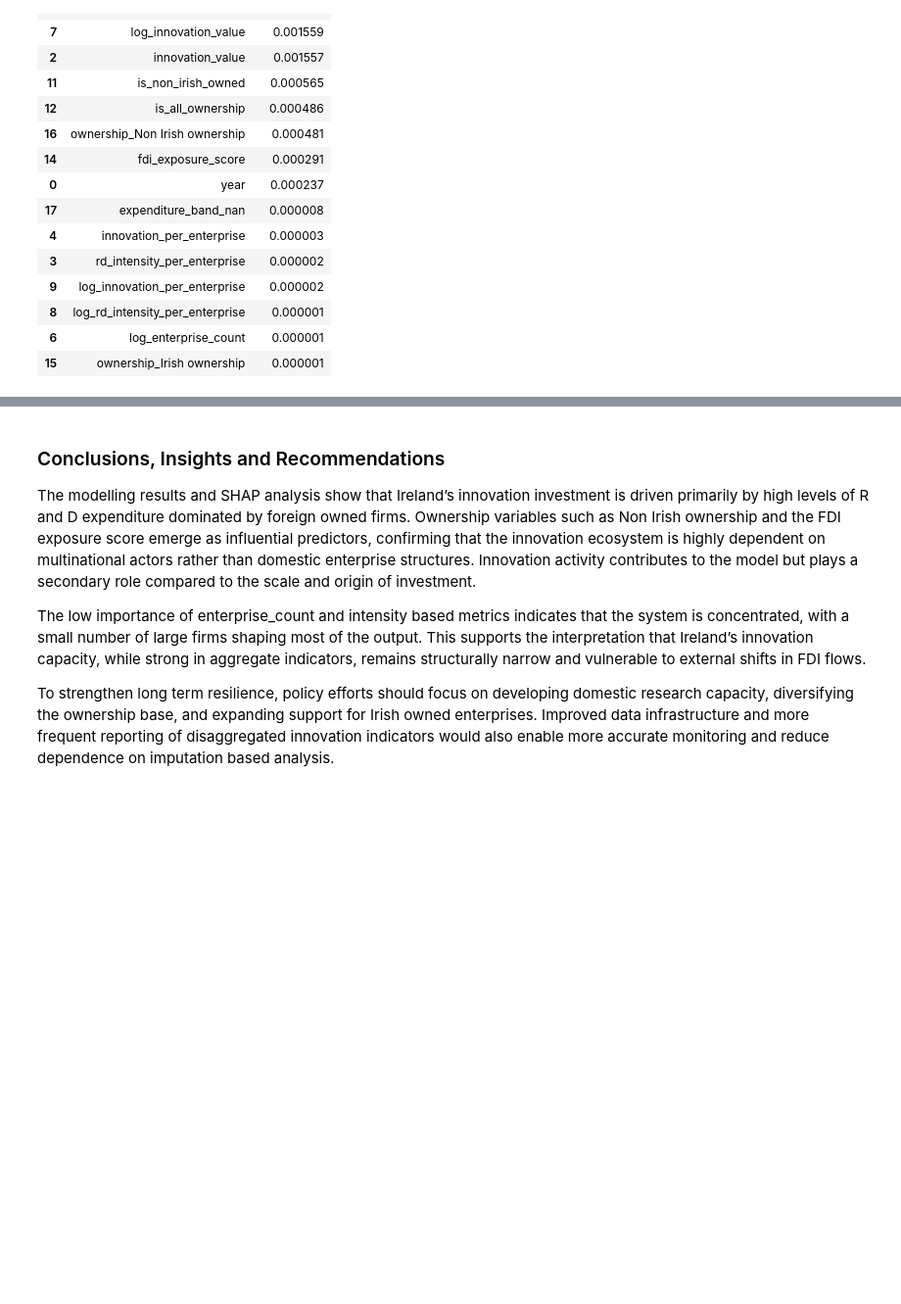
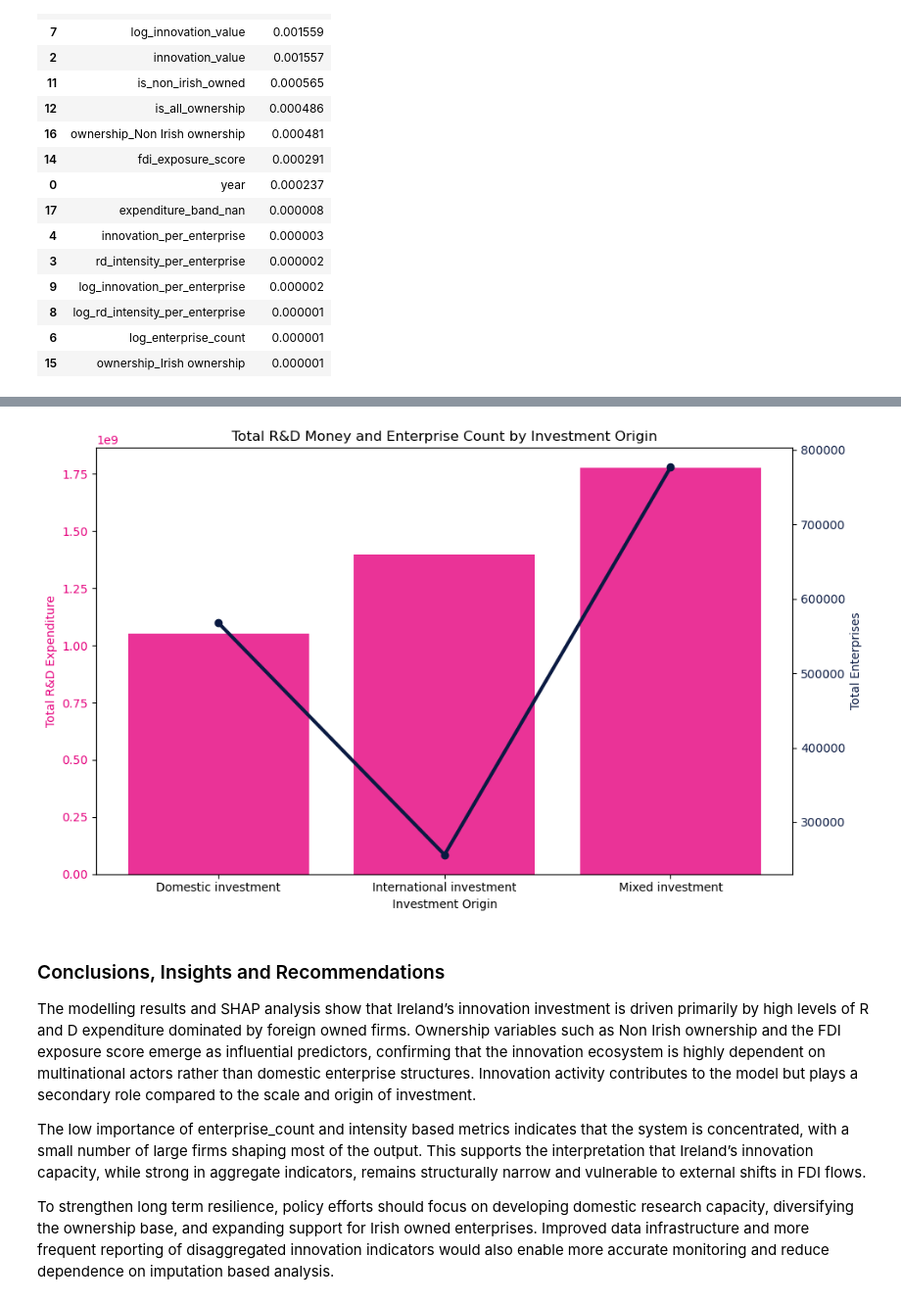
Before and after one commit to moonexca/CA3_StrategicThinking_SolYash, a Jupyter notebook: Adriana_Soledad_Yash_Ecosystem_of_Innovation_Ireland.ipynb, the cells around one changed output, grey strips where cells are left out. Shown at 98% size. Saved outputs shown, nothing was run; the diff lists cells and outputs as text; code cells hidden in the pictures; blank space fills up the shorter version.

```diff
--- a/Adriana_Soledad_Yash_Ecosystem_of_Innovation_Ireland.ipynb
+++ b/Adriana_Soledad_Yash_Ecosystem_of_Innovation_Ireland.ipynb
@@ -635,3 +698,36 @@ rf_importances.head(15)
+# %%
+df_plot = df.copy()
+df_plot["investment_origin"] = df_plot["ownership"].map({
+    "Irish ownership": "Domestic investment",
+    "Non Irish ownership": "International investment",
+    "All nationalities of ownership": "Mixed investment"
+})
+# %%
+import pandas as pd
+
+agg = df_plot.groupby("investment_origin").agg({
+    "rd_expenditure": "sum",
+    "enterprise_count": "sum"
+}).reset_index()
+
+fig, ax1 = plt.subplots(figsize=(10,6))
+
+ax1.set_xlabel("Investment Origin")
+ax1.set_ylabel("Total R&D Expenditure", color="#E5007D")
+ax1.bar(agg["investment_origin"], agg["rd_expenditure"], color="#E5007D", alpha=0.8)
+ax1.tick_params(axis="y", labelcolor="#E5007D")
+
+ax2 = ax1.twinx()
+ax2.set_ylabel("Total Enterprises", color="#0A1A42")
+ax2.plot(agg["investment_origin"], agg["enterprise_count"],
+         color="#0A1A42", marker="o", linewidth=3)
+ax2.tick_params(axis="y", labelcolor="#0A1A42")
+
+plt.title("Total R&D Money and Enterprise Count by Investment Origin")
+plt.tight_layout()
+plt.show()
+# %% [output]
+[figure, added]
 # %% [markdown]
 ### Conclusions, Insights and Recommendations
 
```
Also changed, not shown: parts of 6 cells of this notebook, 13 other files.
